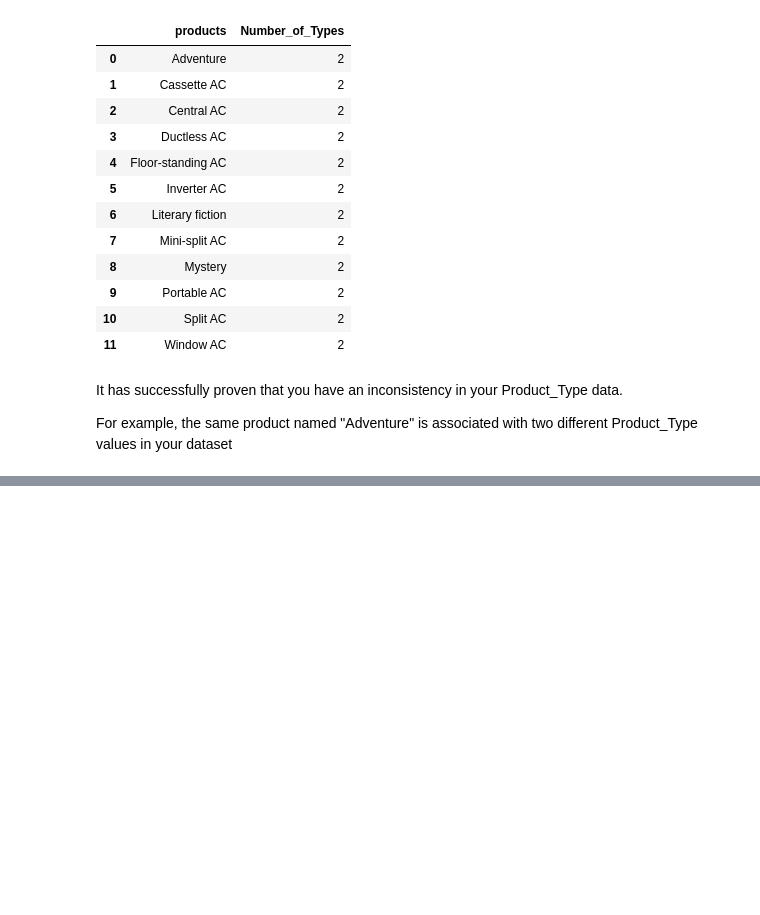
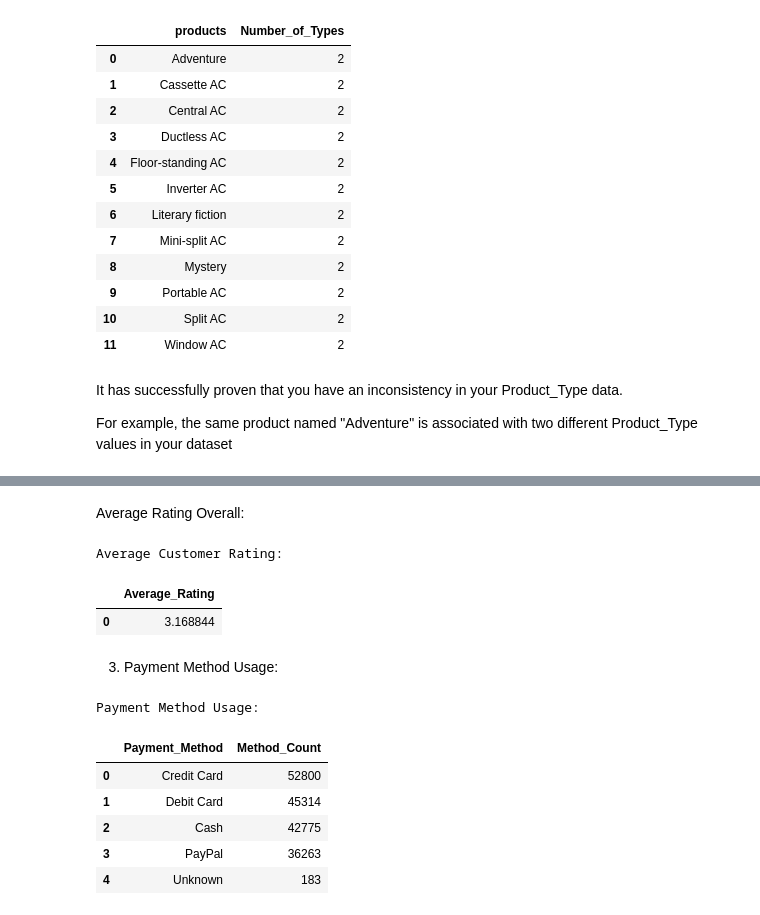
Before and after one commit to pranav444444/MinorProject_Sem7_Customer-Preference-and-Trend-Analytics-for-the-Retail-Sector, a Jupyter notebook: sample_retail_sales (2).ipynb, the cells around one changed output, grey strips where cells are left out. Saved outputs shown, nothing was run; the diff lists cells and outputs as text; code cells hidden in the pictures; blank space fills up the shorter version.

```diff
--- a/sample_retail_sales (2).ipynb
+++ b/sample_retail_sales (2).ipynb
@@ -2117,0 +2136,32 @@ For example, the same product named "Adventure" is associated with two different
+# %% [markdown]
+Average Rating Overall:
+# %%
+# Average rating overall
+print("\nAverage Customer Rating:")
+display(pd.read_sql_query("""
+    SELECT AVG(Ratings) as Average_Rating
+    FROM RetailData;
+""", conn))
+# %% [output]
+Average Customer Rating:
+|  | Average_Rating |
+| 0 | 3.168844 |
+# %% [markdown]
+3. Payment Method Usage:
+# %%
+# Payment method usage
+print("\nPayment Method Usage:")
+display(pd.read_sql_query("""
+    SELECT Payment_Method, COUNT(Transaction_ID) AS Method_Count
+    FROM RetailData
+    GROUP BY Payment_Method
+    ORDER BY Method_Count DESC;
+""", conn))
+# %% [output]
+Payment Method Usage:
+|  | Payment_Method | Method_Count |
+| 0 | Credit Card | 52800 |
+| 1 | Debit Card | 45314 |
+| 2 | Cash | 42775 |
+| 3 | PayPal | 36263 |
+| 4 | Unknown | 183 |
```
Also changed, not shown: parts of 21 cells of this notebook, 8 other files.
